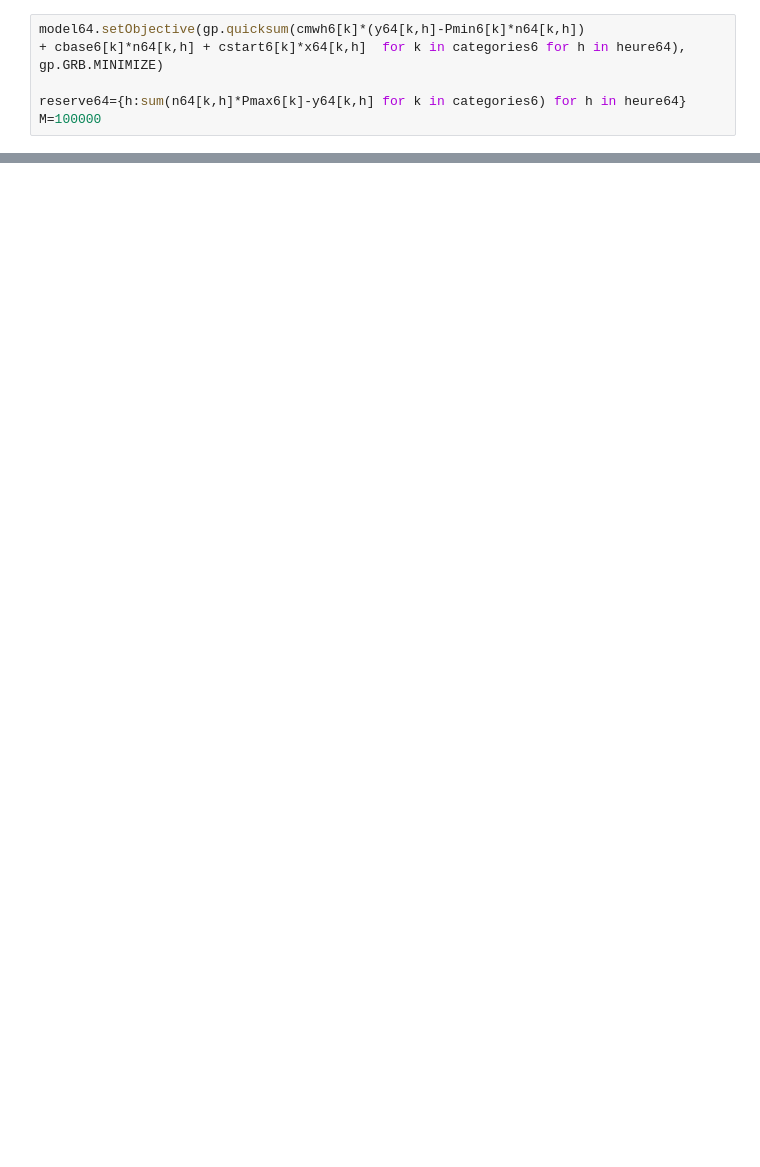
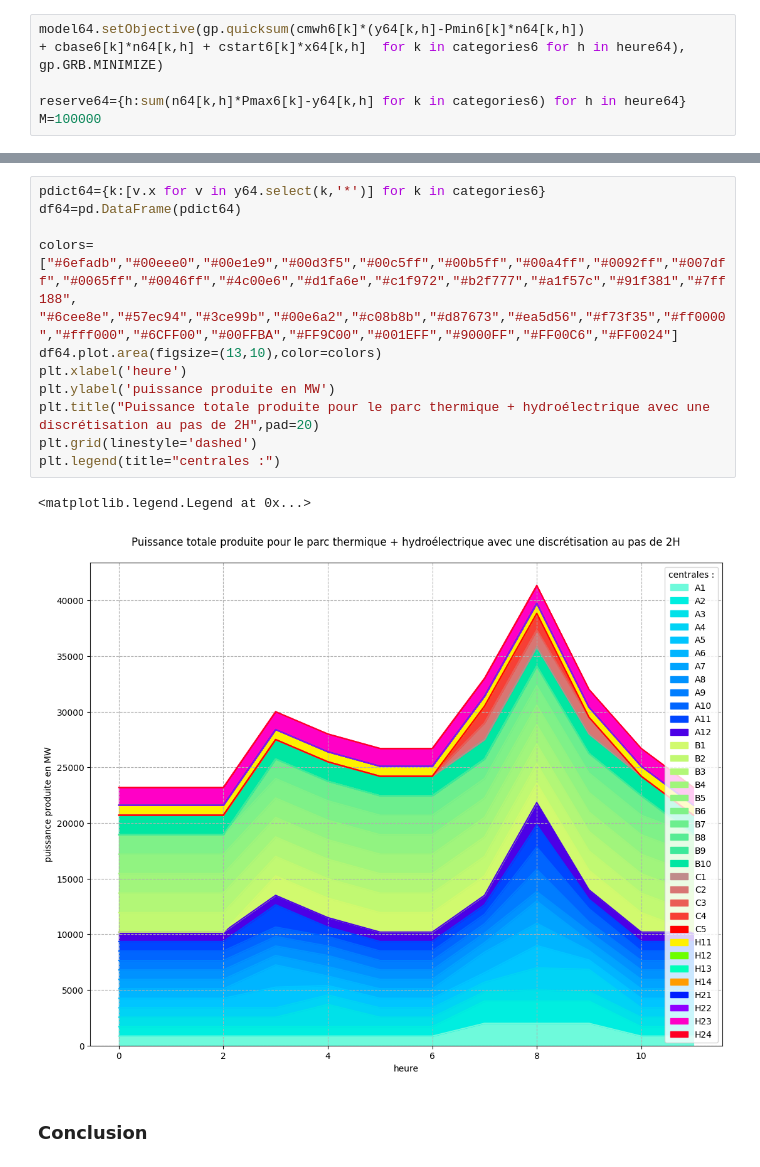
Before and after one commit to CastanieAlexandre/Planification-de-production-electrique-linear-programming, a Jupyter notebook: Notebook_Proj_Lin.ipynb, the cells around one changed output, grey strips where cells are left out. Saved outputs shown, nothing was run; the diff lists cells and outputs as text; blank space fills up the shorter version.

```diff
--- a/Notebook_Proj_Lin.ipynb
+++ b/Notebook_Proj_Lin.ipynb
@@ -1167,0 +1195,17 @@ Best objective 4.979800000000e+05, best bound 4.979371428571e+05, gap 0.0086%
+# %%
+pdict64={k:[v.x for v in y64.select(k,'*')] for k in categories6}
+df64=pd.DataFrame(pdict64)
+
+colors=["#6efadb","#00eee0","#00e1e9","#00d3f5","#00c5ff","#00b5ff","#00a4ff","#0092ff","#007dff","#0065ff","#0046ff","#4c00e6","#d1fa6e","#c1f972","#b2f777","#a1f57c","#91f381","#7ff188",
+"#6cee8e","#57ec94","#3ce99b","#00e6a2","#c08b8b","#d87673","#ea5d56","#f73f35","#ff0000","#fff000","#6CFF00","#00FFBA","#FF9C00","#001EFF","#9000FF","#FF00C6","#FF0024"]
+df64.plot.area(figsize=(13,10),color=colors)
+plt.xlabel('heure')
+plt.ylabel('puissance produite en MW')
+plt.title("Puissance totale produite pour le parc thermique + hydroélectrique avec une discrétisation au pas de 2H",pad=20)
+plt.grid(linestyle='dashed')
+plt.legend(title="centrales :")
+# %% [output]
+<matplotlib.legend.Legend at 0x...>
+[figure, added]
+# %% [markdown]
+### Conclusion
```
Also changed, not shown: parts of 11 cells of this notebook, 1 other file.
